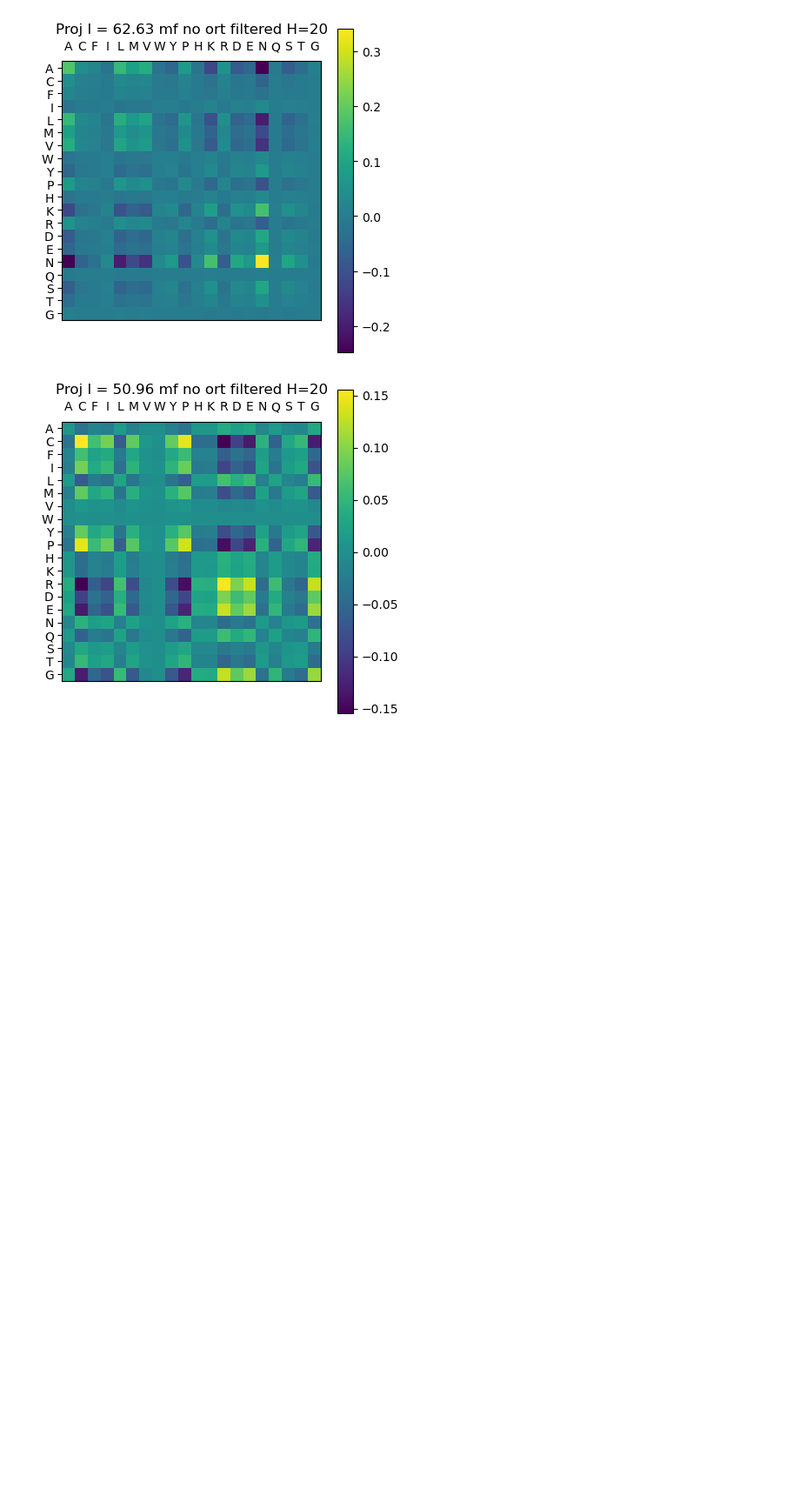
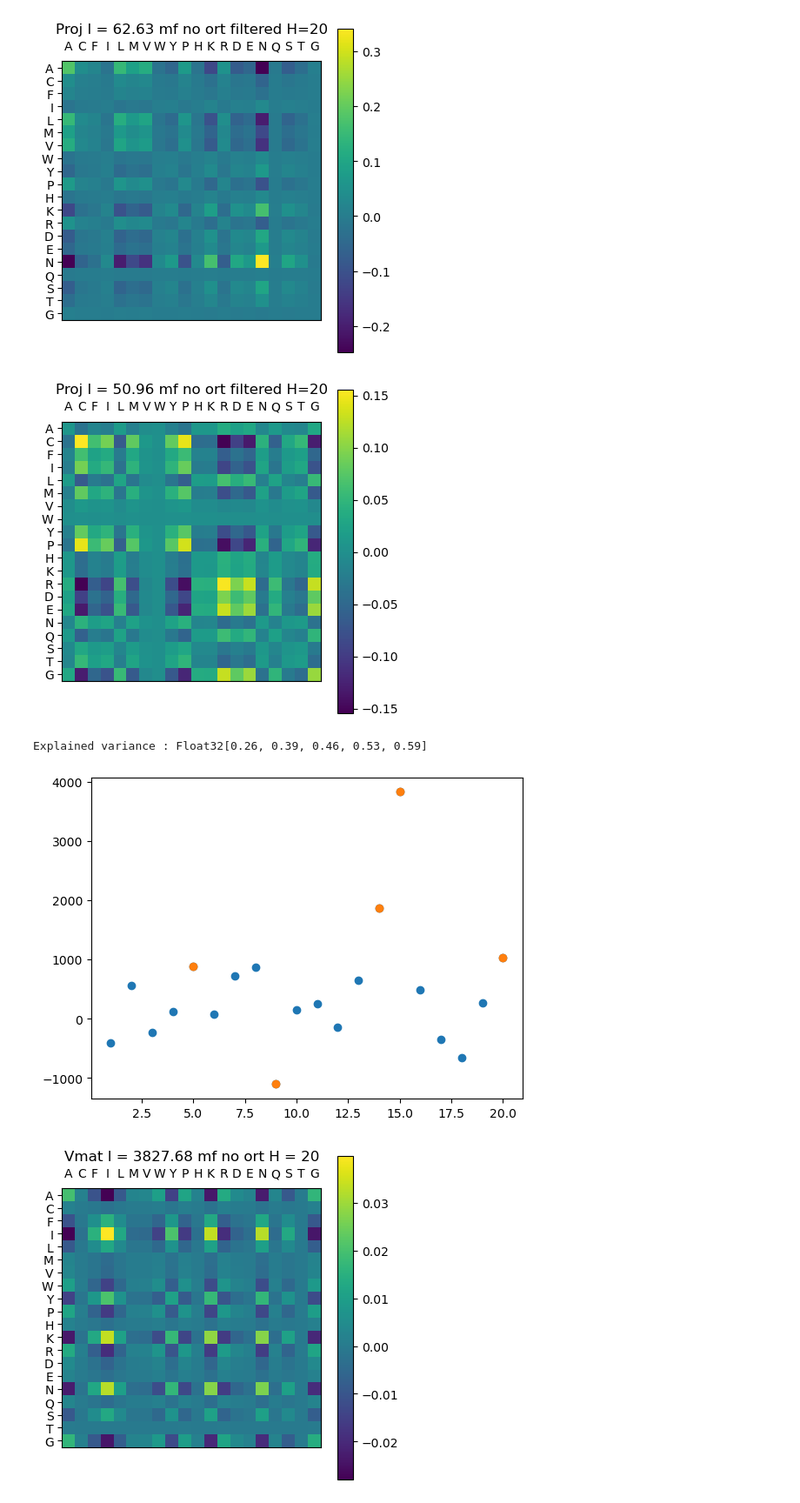
Before and after one commit to leonardodibari/HopfieldDCA.jl, a Jupyter notebook: notebooks/int_matrix.ipynb, the cells around one changed output. Shown at 87% size. Drawn from its saved outputs; the diff is of its cells as text; code cells hidden in the pictures; blank space fills up the shorter version.

```diff
--- a/notebooks/int_matrix.ipynb
+++ b/notebooks/int_matrix.ipynb
@@ -265,3 +300,12 @@ Explained Var : [0.38, 0.5, 0.6, 0.69]
 [figure]
 [figure]
 [figure]
+# %%
+@load "../../multi_fam/H20η0.5λ0.001/parsH20.jld2"
+m1 = m ; n_eig = 5;
+showVmat_mf(m1, n_eig, tit = "mf no ort H = 20")
+;
+# %% [output]
+Explained variance : Float32[0.26, 0.39, 0.46, 0.53, 0.59]
+[figure, added]
+[figure, added]
```
Also changed, not shown: parts of 5 cells of this notebook, 4 other files.
